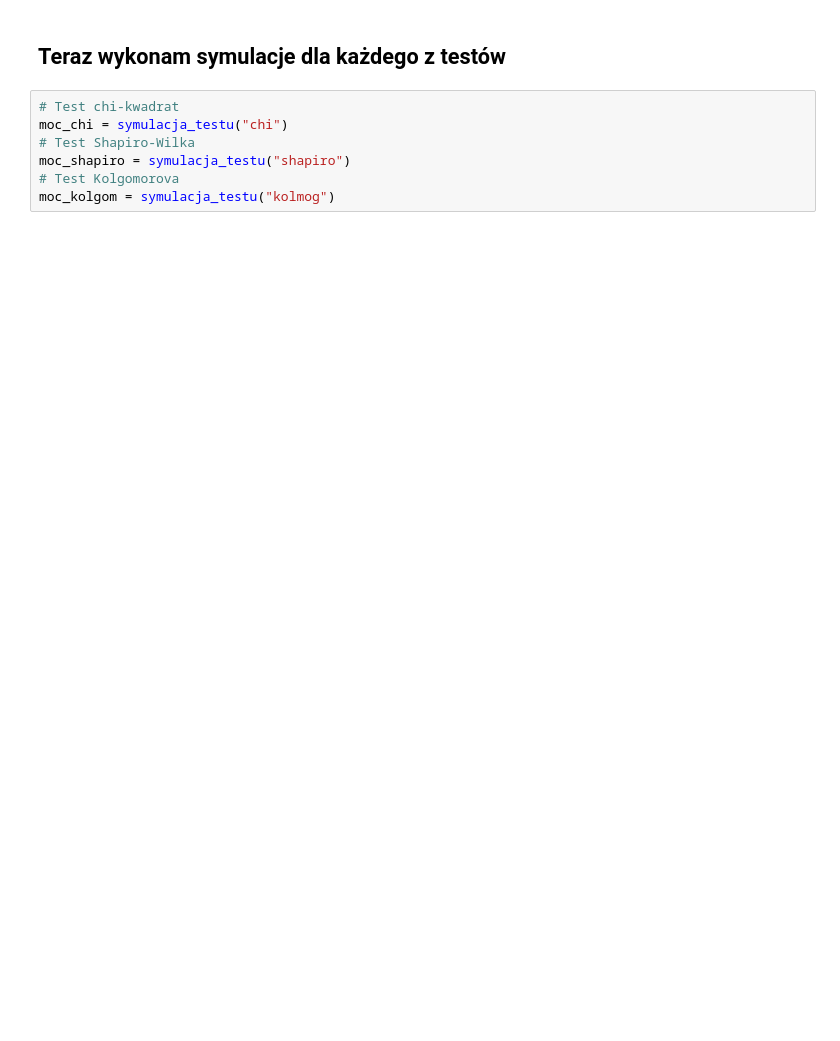
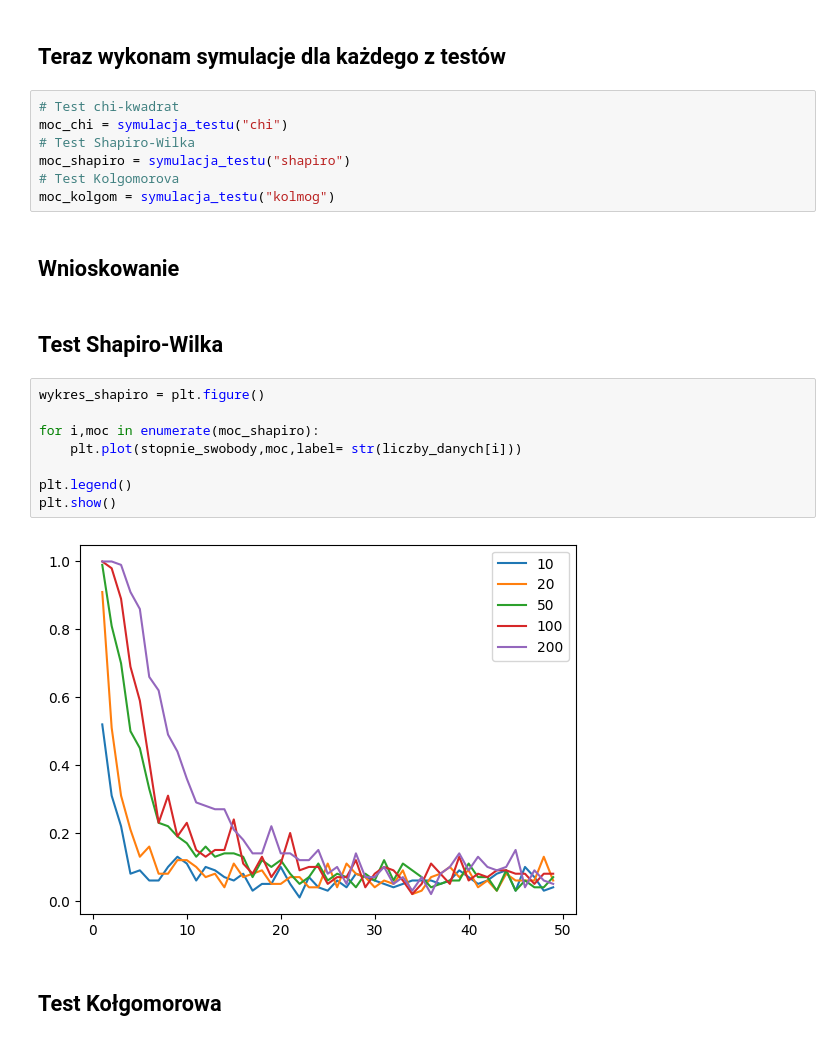
Before and after one commit to Arekflo2002/MetodyNieparametryczneStatystyka_Rozwiazania, a Jupyter notebook: Zadanie1.ipynb, the cells around one changed output. Cells and saved outputs as stored; diff of their text form; blank space fills up the shorter version.

```diff
--- a/Zadanie1.ipynb
+++ b/Zadanie1.ipynb
@@ -92,3 +93,19 @@ moc_chi = symulacja_testu("chi")
 moc_shapiro = symulacja_testu("shapiro")
 # Test Kolgomorova
 moc_kolgom = symulacja_testu("kolmog")
+# %% [markdown]
+## Wnioskowanie
+# %% [markdown]
+## Test Shapiro-Wilka
+# %%
+wykres_shapiro = plt.figure()
+
+for i,moc in enumerate(moc_shapiro):
+    plt.plot(stopnie_swobody,moc,label= str(liczby_danych[i]))
+
+plt.legend()
+plt.show()
+# %% [output]
+[figure, added]
+# %% [markdown]
+## Test Kołgomorowa
```
Also changed, not shown: parts of 5 cells of this notebook, 1 other file.
